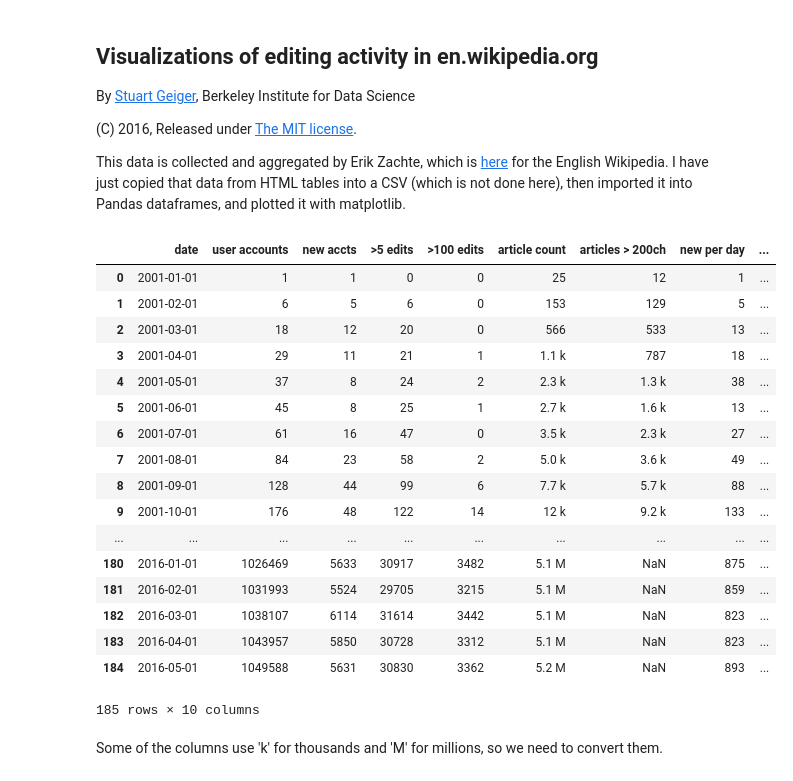
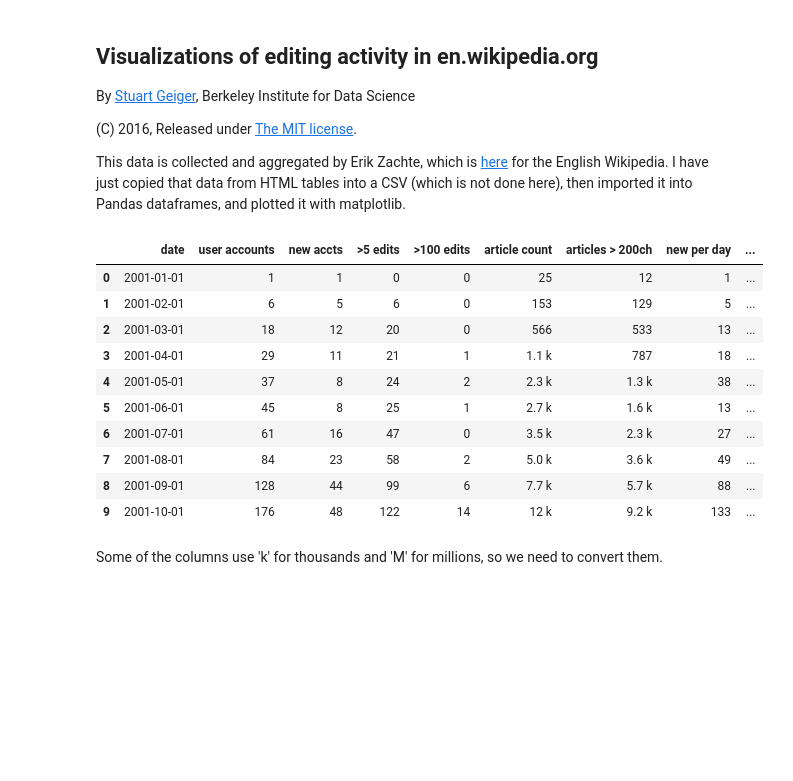
Before and after one commit to staeiou/wiki-stat-notebooks, a Jupyter notebook: wiki_edit_counts.ipynb, the cells around one changed output. Drawn from its saved outputs; the diff is of its cells as text; code cells hidden in the pictures; blank space fills up the shorter version.

```diff
--- a/wiki_edit_counts.ipynb
+++ b/wiki_edit_counts.ipynb
@@ -21,26 +21,19 @@ counts = pd.read_csv("edit_counts.tsv", sep="\t")
 counts.date=pd.to_datetime(counts.date,infer_datetime_format=True)
 # %%
 # Peek at the dataset
-counts
+counts[0:10]
 # %% [output]
 |  | date | user accounts | new accts | >5 edits | >100 edits | article count | articles > 200ch | new per day | ... |
 | 0 | 2001-01-01 | 1 | 1 | 0 | 0 | 25 | 12 | 1 | ... |
 | 1 | 2001-02-01 | 6 | 5 | 6 | 0 | 153 | 129 | 5 | ... |
 | 2 | 2001-03-01 | 18 | 12 | 20 | 0 | 566 | 533 | 13 | ... |
 | 3 | 2001-04-01 | 29 | 11 | 21 | 1 | 1.1 k | 787 | 18 | ... |
 | 4 | 2001-05-01 | 37 | 8 | 24 | 2 | 2.3 k | 1.3 k | 38 | ... |
 | 5 | 2001-06-01 | 45 | 8 | 25 | 1 | 2.7 k | 1.6 k | 13 | ... |
 | 6 | 2001-07-01 | 61 | 16 | 47 | 0 | 3.5 k | 2.3 k | 27 | ... |
 | 7 | 2001-08-01 | 84 | 23 | 58 | 2 | 5.0 k | 3.6 k | 49 | ... |
 | 8 | 2001-09-01 | 128 | 44 | 99 | 6 | 7.7 k | 5.7 k | 88 | ... |
 | 9 | 2001-10-01 | 176 | 48 | 122 | 14 | 12 k | 9.2 k | 133 | ... |
-| ... | ... | ... | ... | ... | ... | ... | ... | ... | ... |
-| 180 | 2016-01-01 | 1026469 | 5633 | 30917 | 3482 | 5.1 M | NaN | 875 | ... |
-| 181 | 2016-02-01 | 1031993 | 5524 | 29705 | 3215 | 5.1 M | NaN | 859 | ... |
-| 182 | 2016-03-01 | 1038107 | 6114 | 31614 | 3442 | 5.1 M | NaN | 823 | ... |
-| 183 | 2016-04-01 | 1043957 | 5850 | 30728 | 3312 | 5.1 M | NaN | 823 | ... |
-| 184 | 2016-05-01 | 1049588 | 5631 | 30830 | 3362 | 5.2 M | NaN | 893 | ... |
-185 rows × 10 columns
 # %% [markdown]
 Some of the columns use 'k' for thousands and 'M' for millions, so we need to convert them.
 # %%
```
Also changed, not shown: parts of 6 cells of this notebook.
